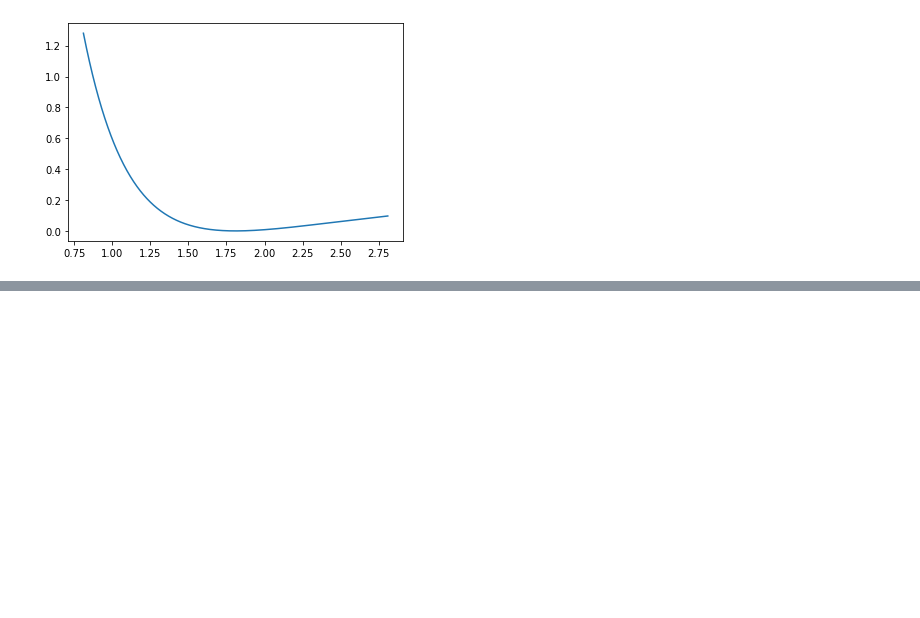
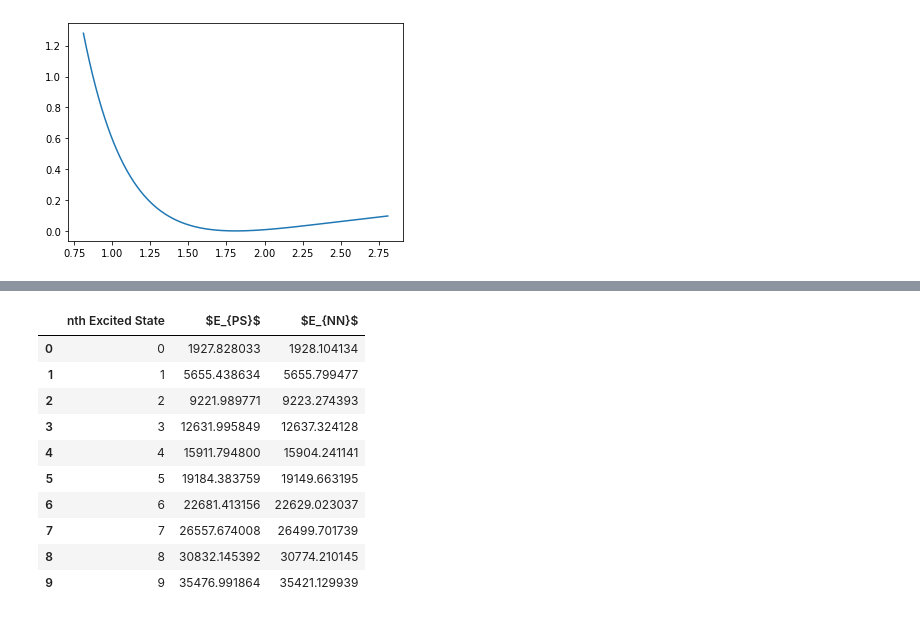
Before and after one commit to FenrisWolfff/dvr, a Jupyter notebook: H2O_Sampling.ipynb, the cells around one changed output, grey strips where cells are left out. Drawn from its saved outputs; the diff is of its cells as text; code cells hidden in the pictures; blank space fills up the shorter version.

```diff
--- a/H2O_Sampling.ipynb
+++ b/H2O_Sampling.ipynb
@@ -71,0 +106,15 @@ plt.plot(cds[:,0,0], water_pot.getpot(cds))
+# %%
+E = pd.DataFrame({'nth Excited State':np.arange(10), '$E_{PS}$':E_n[:10], '$E_{NN}$':E_n_nn[:10]})
+E
+# %% [output]
+|  | nth Excited State | $E_{PS}$ | $E_{NN}$ |
+| 0 | 0 | 1927.828033 | 1928.104134 |
+| 1 | 1 | 5655.438634 | 5655.799477 |
+| 2 | 2 | 9221.989771 | 9223.274393 |
+| 3 | 3 | 12631.995849 | 12637.324128 |
+| 4 | 4 | 15911.794800 | 15904.241141 |
+| 5 | 5 | 19184.383759 | 19149.663195 |
+| 6 | 6 | 22681.413156 | 22629.023037 |
+| 7 | 7 | 26557.674008 | 26499.701739 |
+| 8 | 8 | 30832.145392 | 30774.210145 |
+| 9 | 9 | 35476.991864 | 35421.129939 |
```
Also changed, not shown: parts of 11 cells of this notebook.
